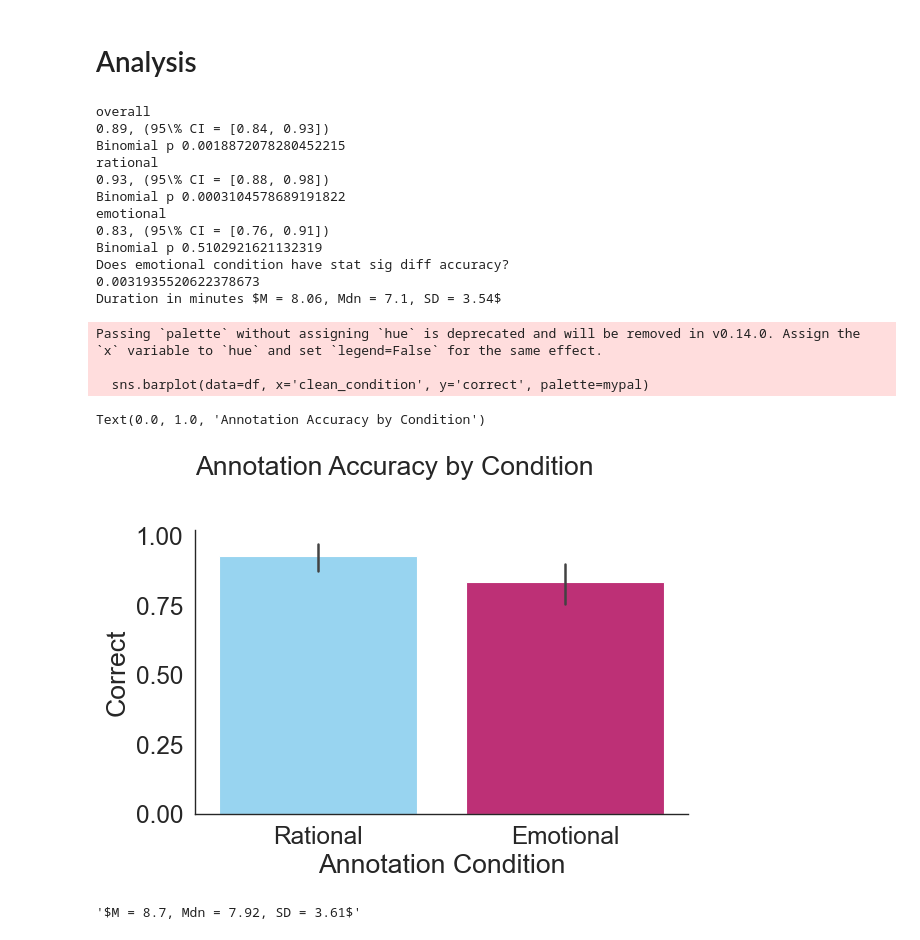
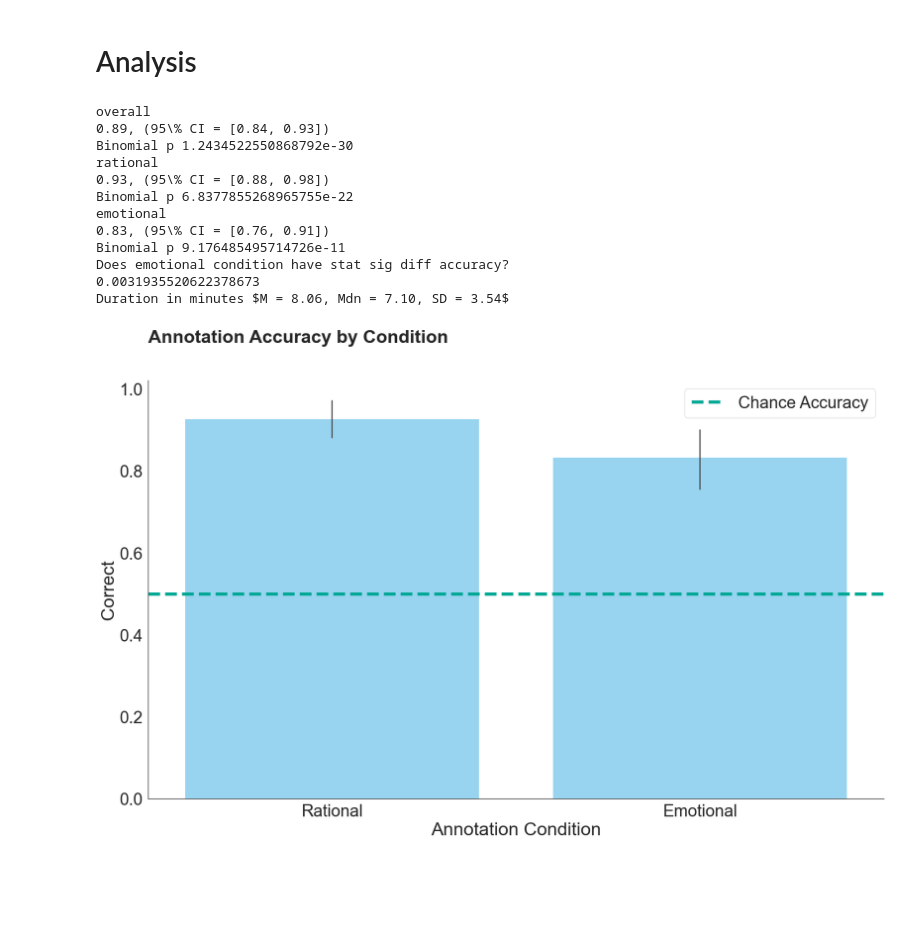
Before and after one commit to josh-ashkinaze/sim_ensembles, a Jupyter notebook: scripts/2.4_analyze_annotation.ipynb, the cells around one changed output. Saved outputs shown, nothing was run; the diff lists cells and outputs as text; code cells hidden in the pictures; blank space fills up the shorter version.

```diff
--- a/scripts/2.4_analyze_annotation.ipynb
+++ b/scripts/2.4_analyze_annotation.ipynb
@@ -99,7 +99,7 @@ def print_ci(x):
     n = len(x)
     count = x.sum()
     lower, upper = proportion_confint(count=count, nobs=n, alpha=0.05)
-    p = binom_test(count, n, 0.8)
+    p = binom_test(count, n, 0.5)
     print(f"{count/n:.2f}, (95\% CI = [{lower:.2f}, {upper:.2f}])")
     print("Binomial p", p)
 
@@ -124,28 +124,27 @@ print("Duration in minutes", duration)
 # %% [output]
 overall
 0.89, (95\% CI = [0.84, 0.93])
-Binomial p 0.0018872078280452215
+Binomial p 1.2434522550868792e-30
 rational
 0.93, (95\% CI = [0.88, 0.98])
-Binomial p 0.0003104578689191822
+Binomial p 6.8377855268965755e-22
 emotional
 0.83, (95\% CI = [0.76, 0.91])
-Binomial p 0.5102921621132319
+Binomial p 9.176485495714726e-11
 Does emotional condition have stat sig diff accuracy?
 0.0031935520622378673
-Duration in minutes $M = 8.06, Mdn = 7.1, SD = 3.54$
+Duration in minutes $M = 8.06, Mdn = 7.10, SD = 3.54$
 # %%
-sns.barplot(data=df, x='clean_condition', y='correct', palette=mypal)
+plt.figure(figsize=(18,12))
+pal = make_aesthetic(font_scale=3)
+sns.barplot(data=df, x='clean_condition', y='correct')
 plt.xlabel('Annotation Condition')
 plt.ylabel("Correct")
-plt.title("Annotation Accuracy by Condition")
+plt.axhline(y=0.5, color=pal[2], linestyle='--', label='Chance Accuracy', linewidth=5)
+
+# add legend for random chance
+plt.legend()
+plt.title("Annotation Accuracy by Condition", fontweight='bold')
+plt.savefig('../plots/annotation_accuracy.pdf')
 # %% [output]
-Passing `palette` without assigning `hue` is deprecated and will be removed in v0.14.0. Assign the `x` variable to `hue` and set `legend=False` for the same effect.
-
-  sns.barplot(data=df, x='clean_condition', y='correct', palette=mypal)
-Text(0.0, 1.0, 'Annotation Accuracy by Condition')
-[figure, old version]
+[figure, new version]
-# %%
-pretty_print_desc_stats(df['duration'])
-# %% [output]
-'$M = 8.7, Mdn = 7.92, SD = 3.61$'
```
Also changed, not shown: parts of 2 cells of this notebook, 1 other file.
